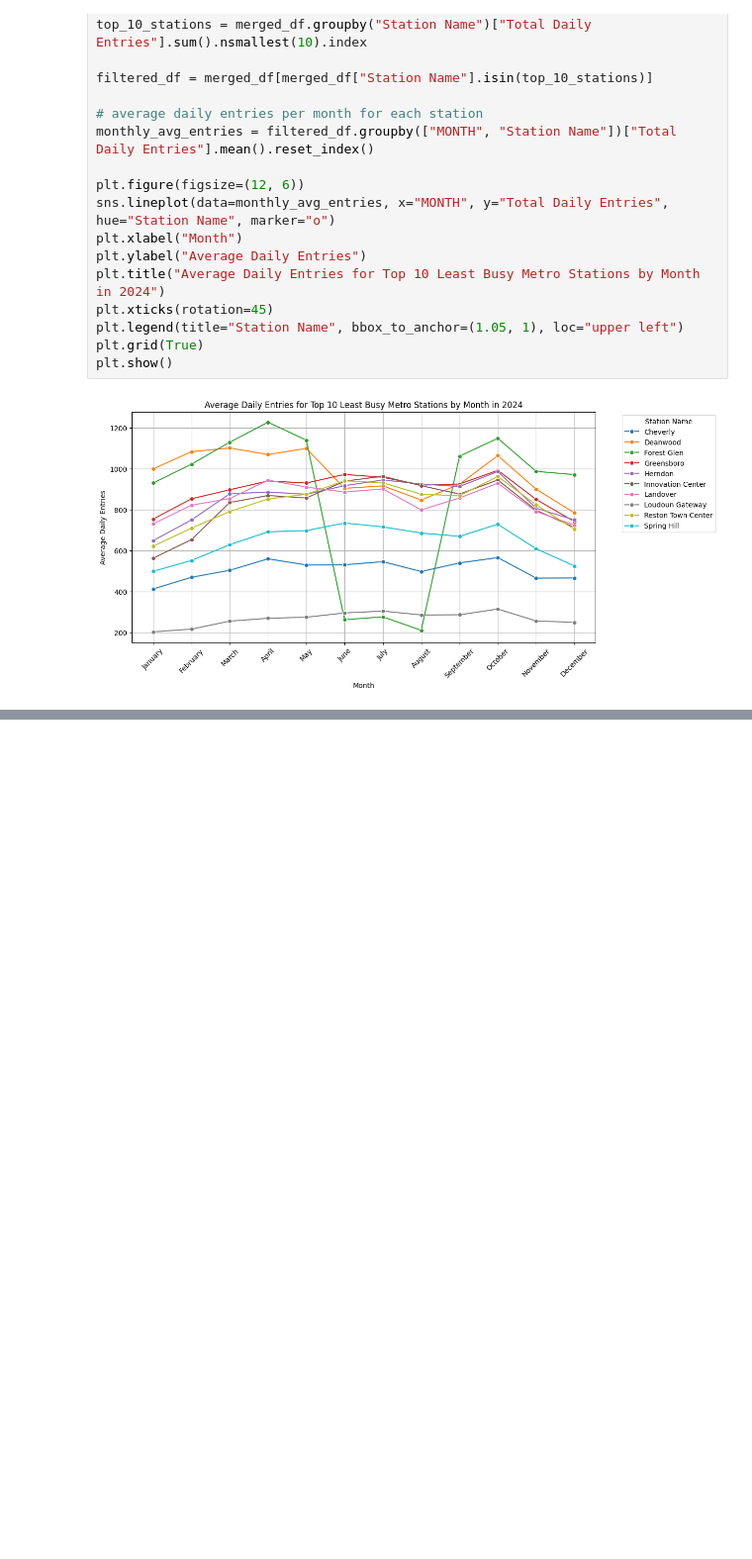
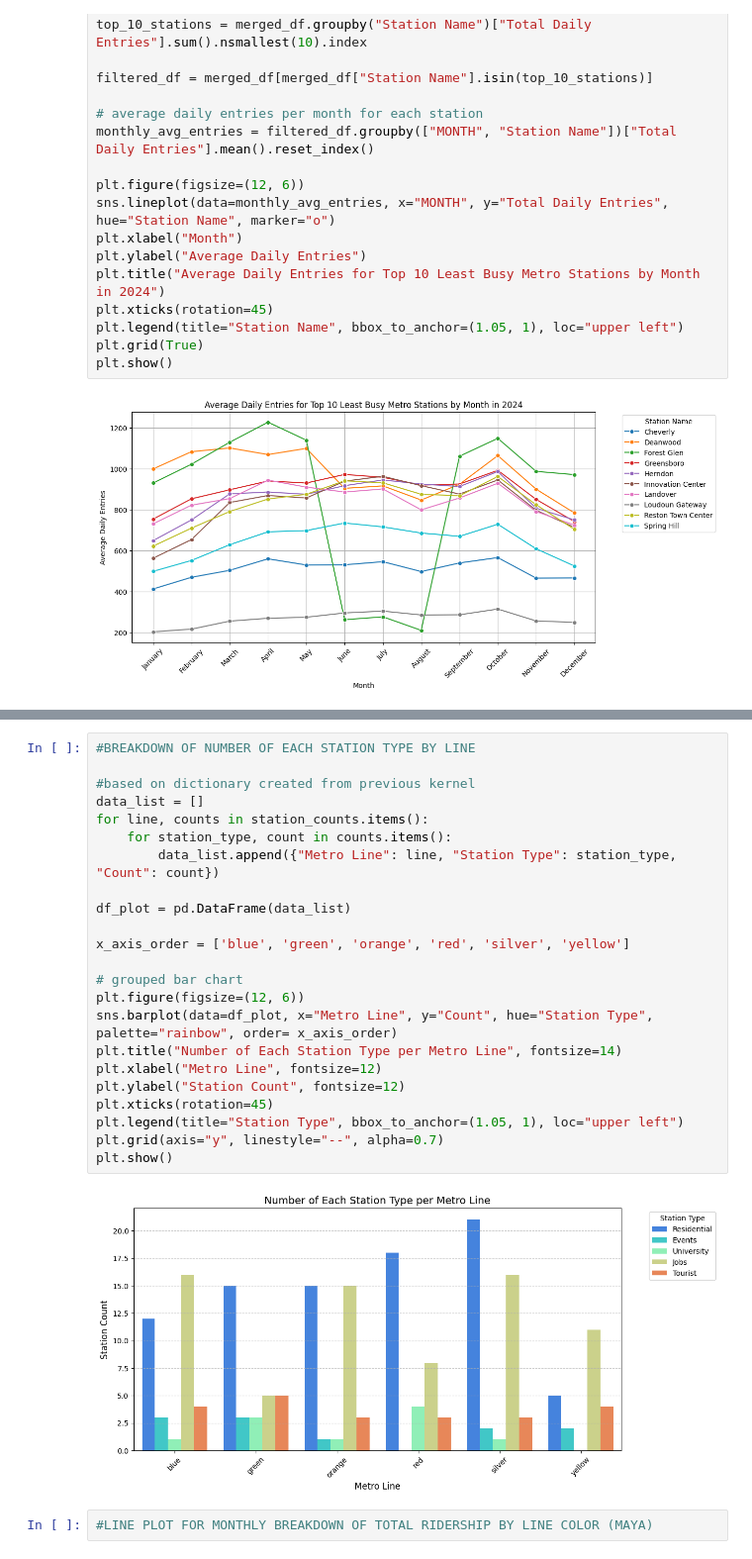
Before and after one commit to maya-mp/WMATA_Analysis, a Jupyter notebook: Info_Challenge/Initial_Viz/Visualizations.ipynb, the cells around one changed output, grey strips where cells are left out. Shown at 99% size. Drawn from its saved outputs; the diff is of its cells as text; blank space fills up the shorter version.

```diff
--- a/Info_Challenge/Initial_Viz/Visualizations.ipynb
+++ b/Info_Challenge/Initial_Viz/Visualizations.ipynb
@@ -305,0 +403,27 @@ Name: Total Entries, dtype: int64
+# %%
+#BREAKDOWN OF NUMBER OF EACH STATION TYPE BY LINE
+
+#based on dictionary created from previous kernel
+data_list = []
+for line, counts in station_counts.items():
+    for station_type, count in counts.items():
+        data_list.append({"Metro Line": line, "Station Type": station_type, "Count": count})
+
+df_plot = pd.DataFrame(data_list)
+
+x_axis_order = ['blue', 'green', 'orange', 'red', 'silver', 'yellow']
+
+# grouped bar chart
+plt.figure(figsize=(12, 6))
+sns.barplot(data=df_plot, x="Metro Line", y="Count", hue="Station Type", palette="rainbow", order= x_axis_order)
+plt.title("Number of Each Station Type per Metro Line", fontsize=14)
+plt.xlabel("Metro Line", fontsize=12)
+plt.ylabel("Station Count", fontsize=12)
+plt.xticks(rotation=45)
+plt.legend(title="Station Type", bbox_to_anchor=(1.05, 1), loc="upper left")
+plt.grid(axis="y", linestyle="--", alpha=0.7)
+plt.show()
+# %% [output]
+[figure, added]
+# %%
+#LINE PLOT FOR MONTHLY BREAKDOWN OF TOTAL RIDERSHIP BY LINE COLOR (MAYA)
```
Also changed, not shown: parts of 7 cells of this notebook, 3 other files.
